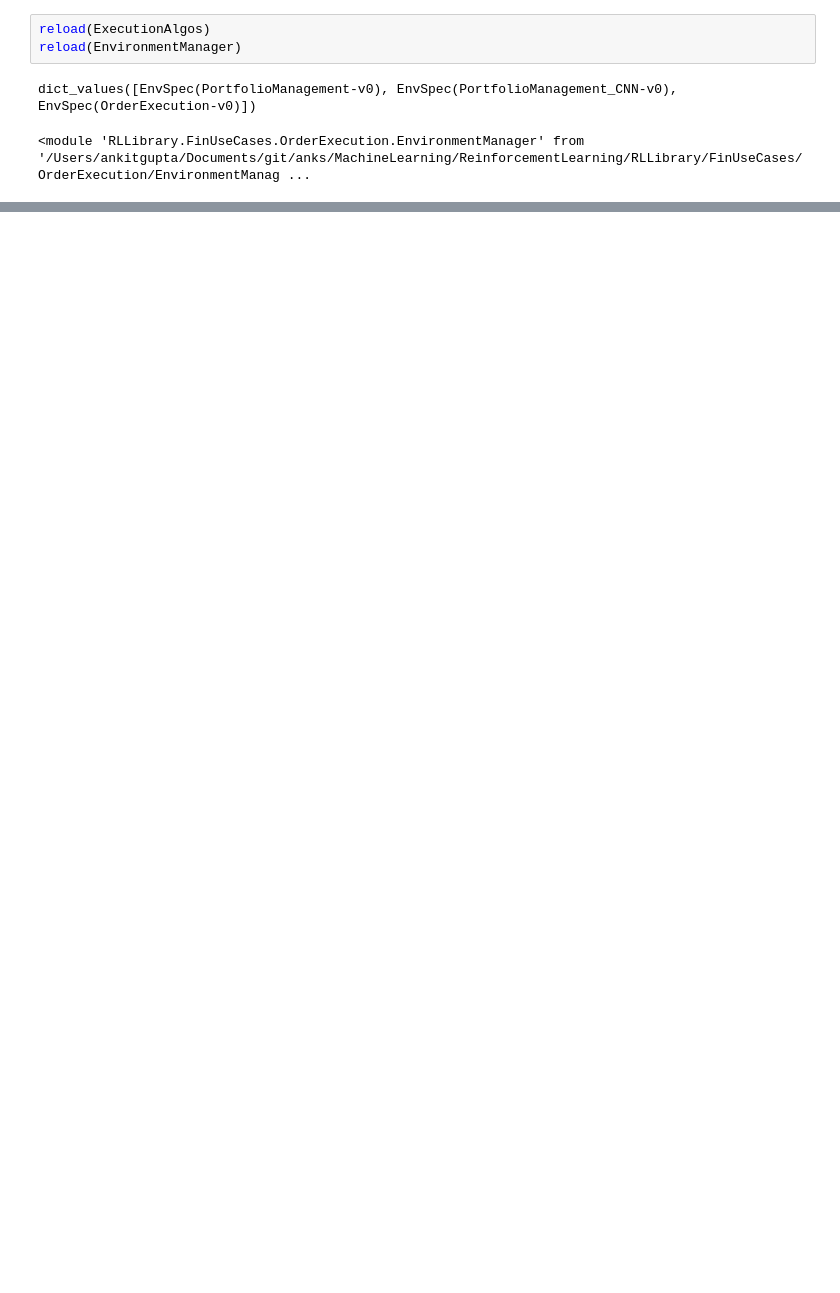
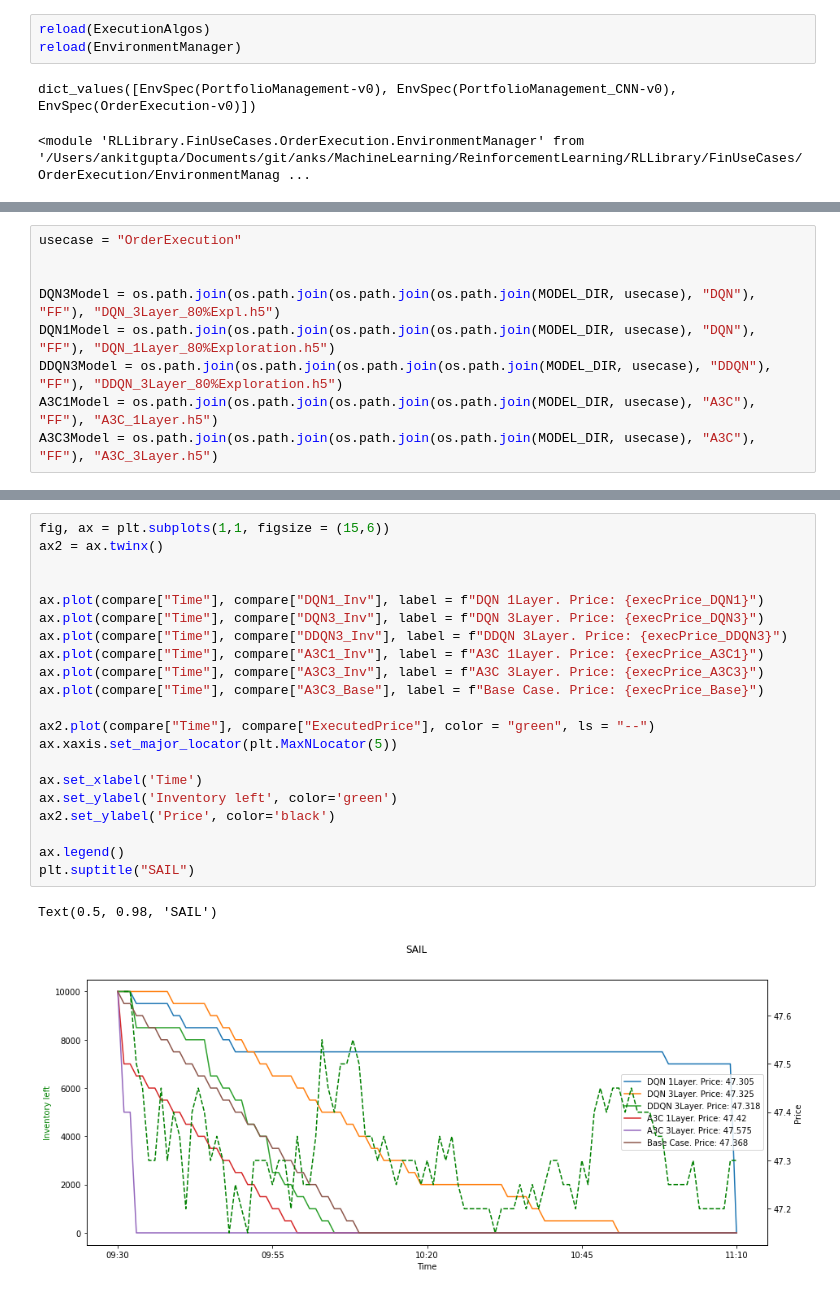
Before and after one commit to ankit2788/ReinforcementLearning, a Jupyter notebook: OrderExecV1.0.ipynb, the cells around one changed output, grey strips where cells are left out. Saved outputs shown, nothing was run; the diff lists cells and outputs as text; blank space fills up the shorter version.

```diff
--- a/OrderExecV1.0.ipynb
+++ b/OrderExecV1.0.ipynb
@@ -296,0 +274,9 @@ stgy.agent.env.getInventoryHistory()
+# %%
+usecase = "OrderExecution"
+
+
+DQN3Model = os.path.join(os.path.join(os.path.join(os.path.join(MODEL_DIR, usecase), "DQN"), "FF"), "DQN_3Layer_80%Expl.h5")
+DQN1Model = os.path.join(os.path.join(os.path.join(os.path.join(MODEL_DIR, usecase), "DQN"), "FF"), "DQN_1Layer_80%Exploration.h5")
+DDQN3Model = os.path.join(os.path.join(os.path.join(os.path.join(MODEL_DIR, usecase), "DDQN"), "FF"), "DDQN_3Layer_80%Exploration.h5")
+A3C1Model = os.path.join(os.path.join(os.path.join(os.path.join(MODEL_DIR, usecase), "A3C"), "FF"), "A3C_1Layer.h5")
+A3C3Model = os.path.join(os.path.join(os.path.join(os.path.join(MODEL_DIR, usecase), "A3C"), "FF"), "A3C_3Layer.h5")
@@ -296,0 +378,24 @@ stgy.agent.env.getInventoryHistory()
+# %%
+fig, ax = plt.subplots(1,1, figsize = (15,6))
+ax2 = ax.twinx()
+
+
+ax.plot(compare["Time"], compare["DQN1_Inv"], label = f"DQN 1Layer. Price: {execPrice_DQN1}")
+ax.plot(compare["Time"], compare["DQN3_Inv"], label = f"DQN 3Layer. Price: {execPrice_DQN3}")
+ax.plot(compare["Time"], compare["DDQN3_Inv"], label = f"DDQN 3Layer. Price: {execPrice_DDQN3}")
+ax.plot(compare["Time"], compare["A3C1_Inv"], label = f"A3C 1Layer. Price: {execPrice_A3C1}")
+ax.plot(compare["Time"], compare["A3C3_Inv"], label = f"A3C 3Layer. Price: {execPrice_A3C3}")
+ax.plot(compare["Time"], compare["A3C3_Base"], label = f"Base Case. Price: {execPrice_Base}")
+
+ax2.plot(compare["Time"], compare["ExecutedPrice"], color = "green", ls = "--")
+ax.xaxis.set_major_locator(plt.MaxNLocator(5))
+
+ax.set_xlabel('Time')
+ax.set_ylabel('Inventory left', color='green')
+ax2.set_ylabel('Price', color='black')
+
+ax.legend()
+plt.suptitle("SAIL")
+# %% [output]
+Text(0.5, 0.98, 'SAIL')
+[figure, added]
```
Also changed, not shown: parts of 89 cells of this notebook, 3 other files.
